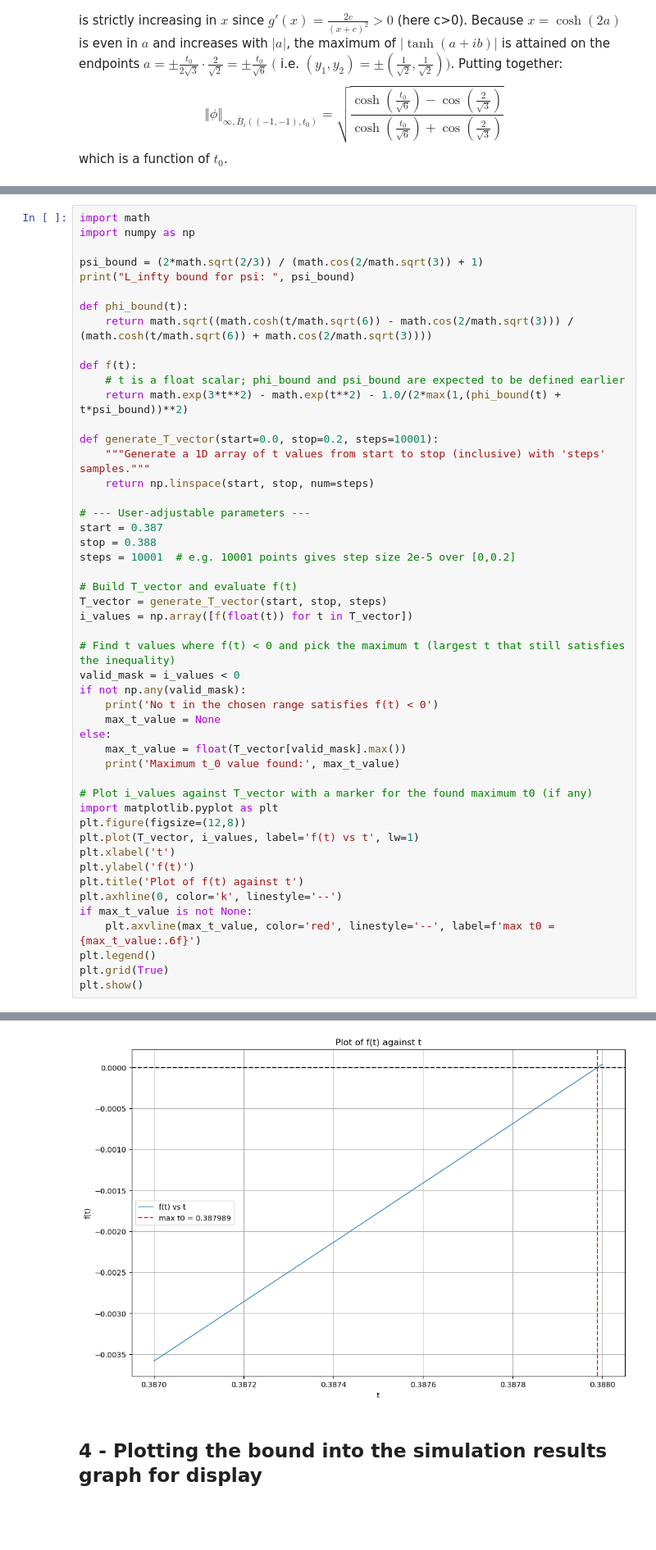
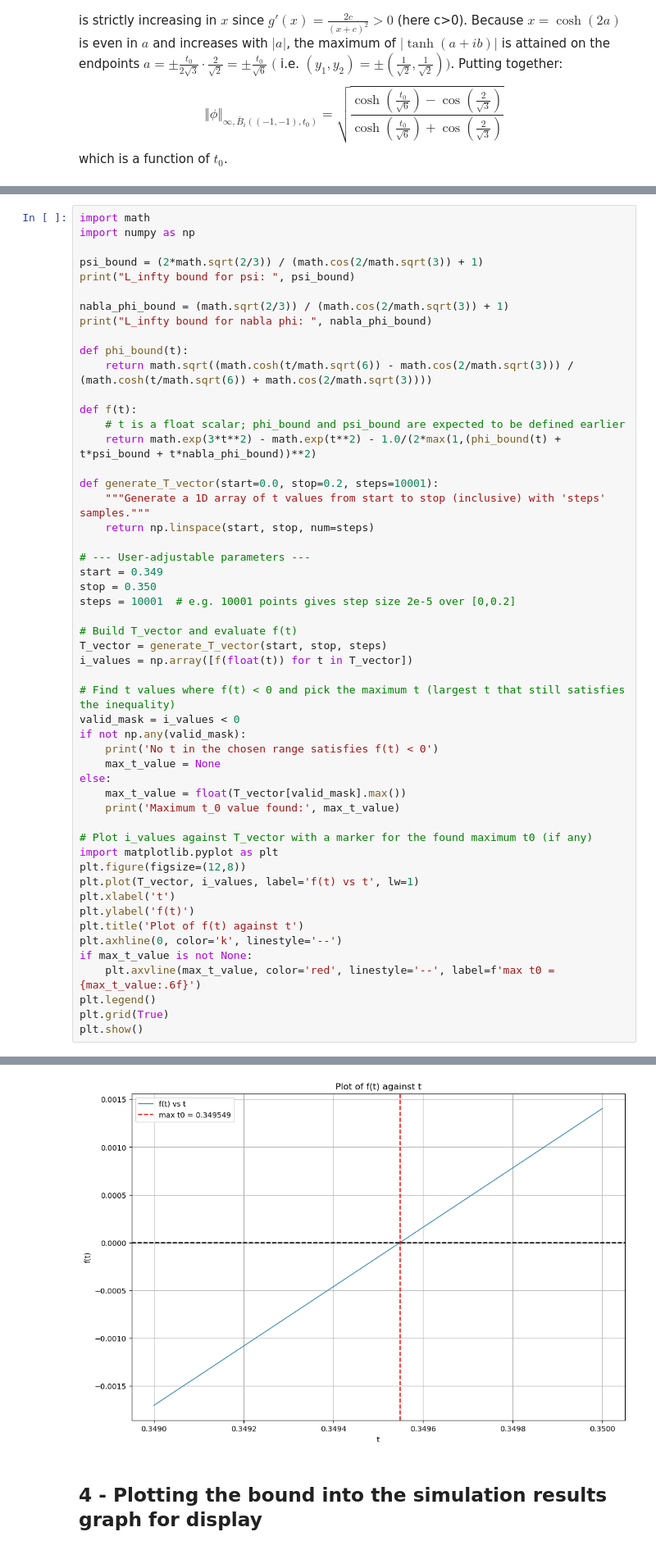
Before and after one commit to chanjuanyin/Nonlinear_Wave_simulations, a Jupyter notebook: Simulation_06/Plot_history.ipynb, the cells around one changed output, grey strips where cells are left out. Shown at 82% size. Saved outputs shown, nothing was run; the diff lists cells and outputs as text; blank space fills up the shorter version.

Commit message:
small changes to the nabla_phi bound

```diff
--- a/Simulation_06/Plot_history.ipynb
+++ b/Simulation_06/Plot_history.ipynb
@@ -195,20 +211,23 @@ import numpy as np
 psi_bound = (2*math.sqrt(2/3)) / (math.cos(2/math.sqrt(3)) + 1)
 print("L_infty bound for psi: ", psi_bound)
 
+nabla_phi_bound = (math.sqrt(2/3)) / (math.cos(2/math.sqrt(3)) + 1)
+print("L_infty bound for nabla phi: ", nabla_phi_bound)
+
 def phi_bound(t):
     return math.sqrt((math.cosh(t/math.sqrt(6)) - math.cos(2/math.sqrt(3))) / (math.cosh(t/math.sqrt(6)) + math.cos(2/math.sqrt(3))))
 
 def f(t):
     # t is a float scalar; phi_bound and psi_bound are expected to be defined earlier
-    return math.exp(3*t**2) - math.exp(t**2) - 1.0/(2*max(1,(phi_bound(t) + t*psi_bound))**2)
+    return math.exp(3*t**2) - math.exp(t**2) - 1.0/(2*max(1,(phi_bound(t) + t*psi_bound + t*nabla_phi_bound))**2)
 
 def generate_T_vector(start=0.0, stop=0.2, steps=10001):
     """Generate a 1D array of t values from start to stop (inclusive) with 'steps' samples."""
     return np.linspace(start, stop, num=steps)
 
 # --- User-adjustable parameters ---
-start = 0.387
-stop = 0.388
+start = 0.349
+stop = 0.350
 steps = 10001  # e.g. 10001 points gives step size 2e-5 over [0,0.2]
 
 # Build T_vector and evaluate f(t)
@@ -243,4 +263,4 @@ Maximum t_0 value found: 0.3879894
-[figure, old version]
+[figure, new version]
 # %% [markdown]
 <a name='4'></a>
 ## 4 - Plotting the bound into the simulation results graph for display
```
Also changed, not shown: parts of 9 cells of this notebook, 4 other files.
